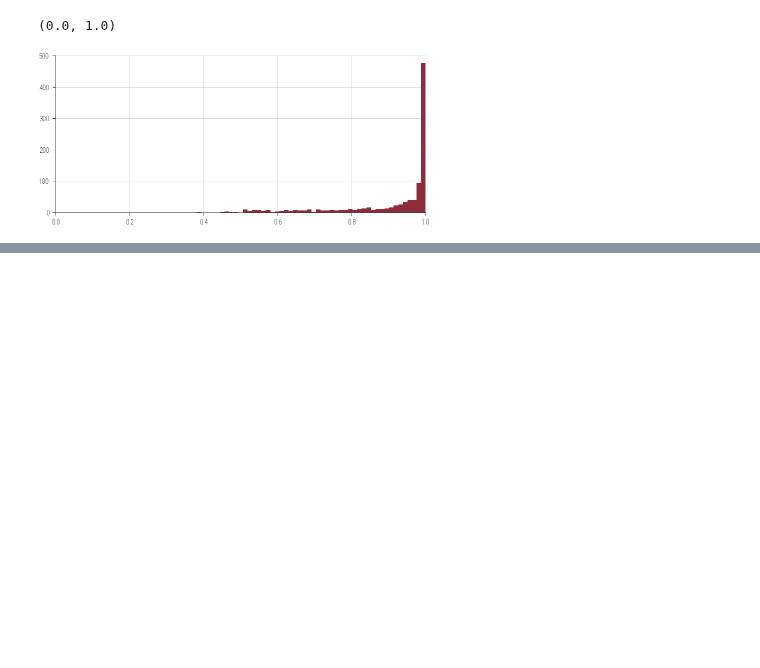
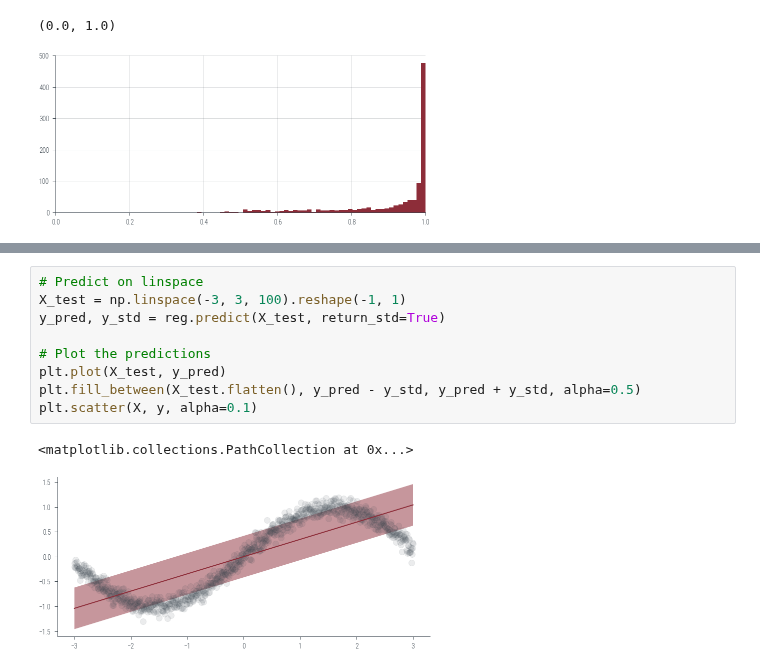
Before and after one commit to nipunbatra/pml-teaching, a Jupyter notebook: notebooks/reliability.ipynb, the cells around one changed output, grey strips where cells are left out. Cells and saved outputs as stored; diff of their text form; blank space fills up the shorter version.

```diff
--- a/notebooks/reliability.ipynb
+++ b/notebooks/reliability.ipynb
@@ -464,0 +486,12 @@ plt.xlim(0, 1)
+# %%
+# Predict on linspace
+X_test = np.linspace(-3, 3, 100).reshape(-1, 1)
+y_pred, y_std = reg.predict(X_test, return_std=True)
+
+# Plot the predictions
+plt.plot(X_test, y_pred)
+plt.fill_between(X_test.flatten(), y_pred - y_std, y_pred + y_std, alpha=0.5)
+plt.scatter(X, y, alpha=0.1)
+# %% [output]
+<matplotlib.collections.PathCollection at 0x...>
+[figure, added]
```
Also changed, not shown: parts of 9 cells of this notebook.
